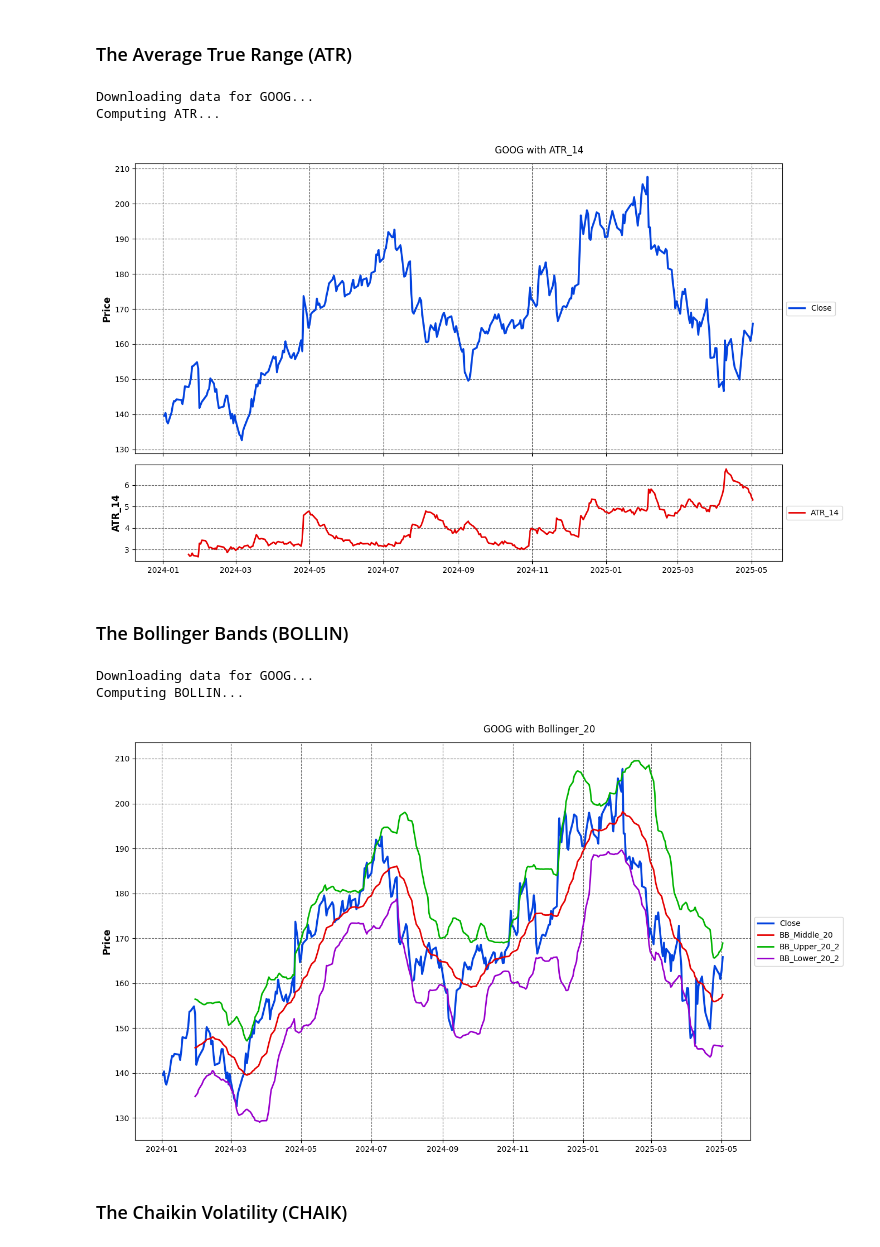
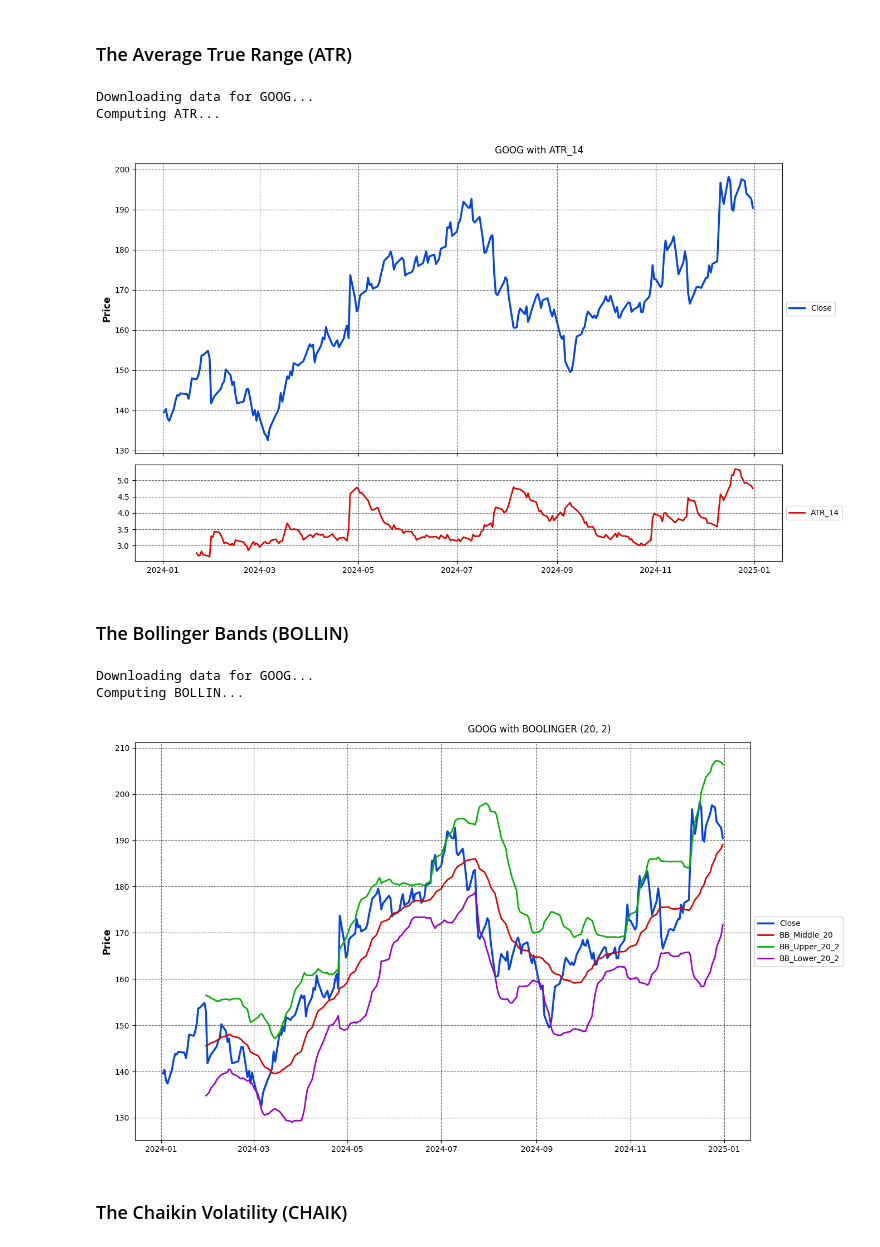
Before and after one commit to BSoybilgen/simple-trade, a Jupyter notebook: examples/indicators/example_volatility_indicators.ipynb, the cells around one changed output. Drawn from its saved outputs; the diff is of its cells as text; code cells hidden in the pictures.

```diff
--- a/examples/indicators/example_volatility_indicators.ipynb
+++ b/examples/indicators/example_volatility_indicators.ipynb
@@ -18,61 +18,70 @@ plotter = IndicatorPlotter()
 # Step 1: Download data
 symbol = 'GOOG'
 start = '2024-01-01'
+end = '2025-01-01'
 interval = '1d'
 print(f"\nDownloading data for {symbol}...")
-data = download_data(symbol, start, interval=interval)
+data = download_data(symbol, start, end, interval=interval)
 
 # Step 2: Calculate indicator
+window=14
 data = compute_indicator(
     data=data,
     indicator='atr',
-    window=14,
+    window=window,
 )
 
 # Step 3: Plot the indicator
-columns = ['ATR_14']
+columns = [f'ATR_{window}']
 fig = plotter.plot_results(
         data,
         price_col='Close',
         column_names=columns,
         plot_on_subplot=True,
-        title=f"{symbol} with ATR_14"
+        title=f"{symbol} with ATR_{window}"
     )
 # %% [output]
 Downloading data for GOOG...
 Computing ATR...
-[figure, old version]
+[figure, new version]
 # %% [markdown]
 ### The Bollinger Bands (BOLLIN)
 # %%
 # Step 1: Download data
 symbol = 'GOOG'
 start = '2024-01-01'
+end = '2025-01-01'
 interval = '1d'
 print(f"\nDownloading data for {symbol}...")
-data = download_data(symbol, start, interval=interval)
+data = download_data(symbol, start, end, interval=interval)
 
 # Step 2: Calculate indicator
+window=20
+num_std=2
 data = compute_indicator(
     data=data,
     indicator='bollin',
-    window=20,
-    num_std=2,
+    window=window,
+    num_std=num_std,
+    close_col='Close',
+
 )
 
 # Step 3: Plot the indicator
-columns = ['BB_Middle_20', 'BB_Upper_20_2', 'BB_Lower_20_2']
+columns = [f'BB_Middle_{window}',
+           f'BB_Upper_{window}_{num_std}',
+           f'BB_Lower_{window}_{num_std}']
 fig = plotter.plot_results(
         data,
         price_col='Close',
         column_names=columns,
         plot_on_subplot=False,
-        title=f"{symbol} with Bollinger_20"
+        title=f"{symbol} with BOOLINGER ({window}, {num_std})"
     )
 # %% [output]
 Downloading data for GOOG...
 Computing BOLLIN...
-[figure, old version]
+[figure, new version]
 # %% [markdown]
 ### The Chaikin Volatility (CHAIK)
 # %%
```
Also changed, not shown: parts of 3 cells of this notebook, 38 other files.
